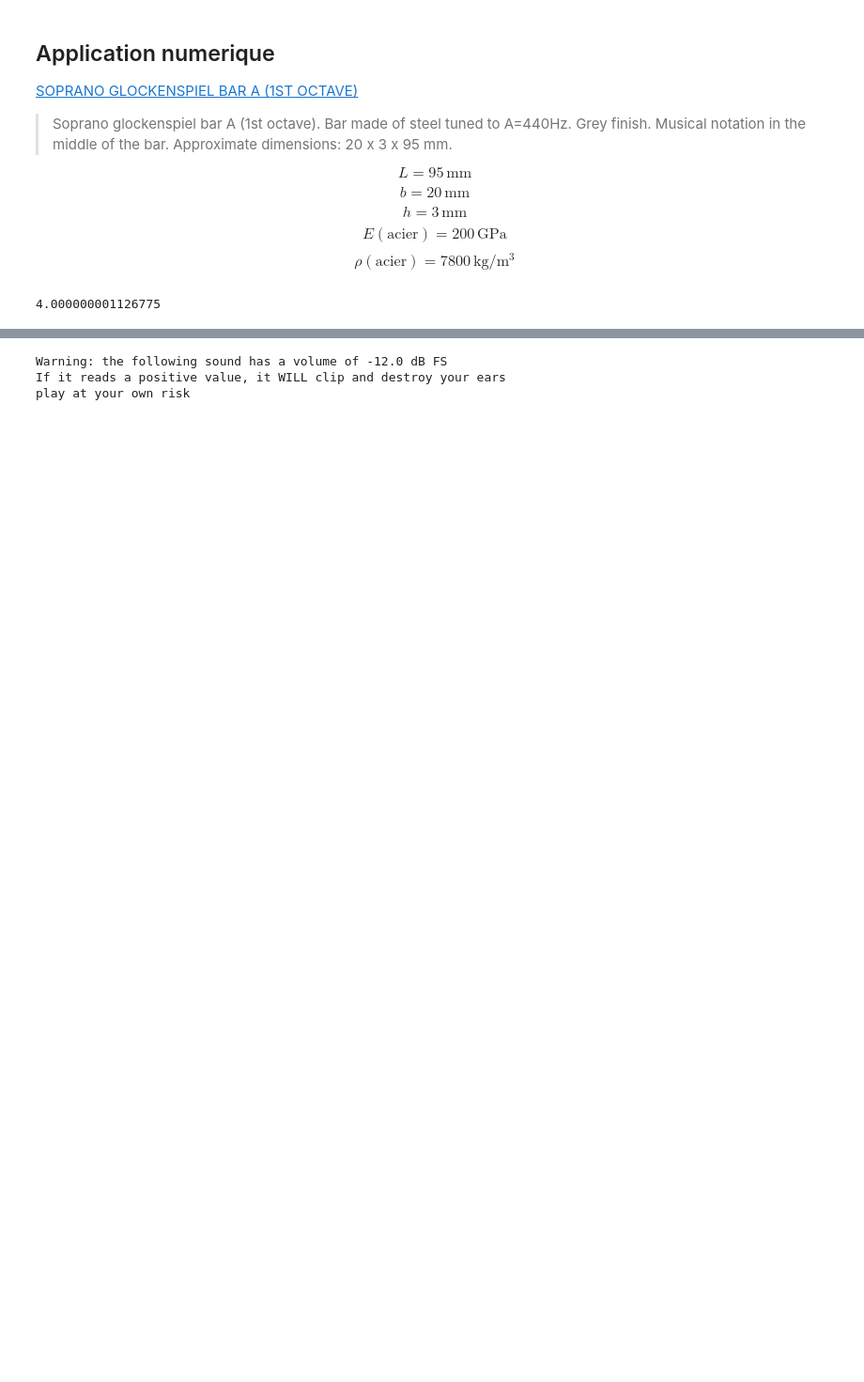
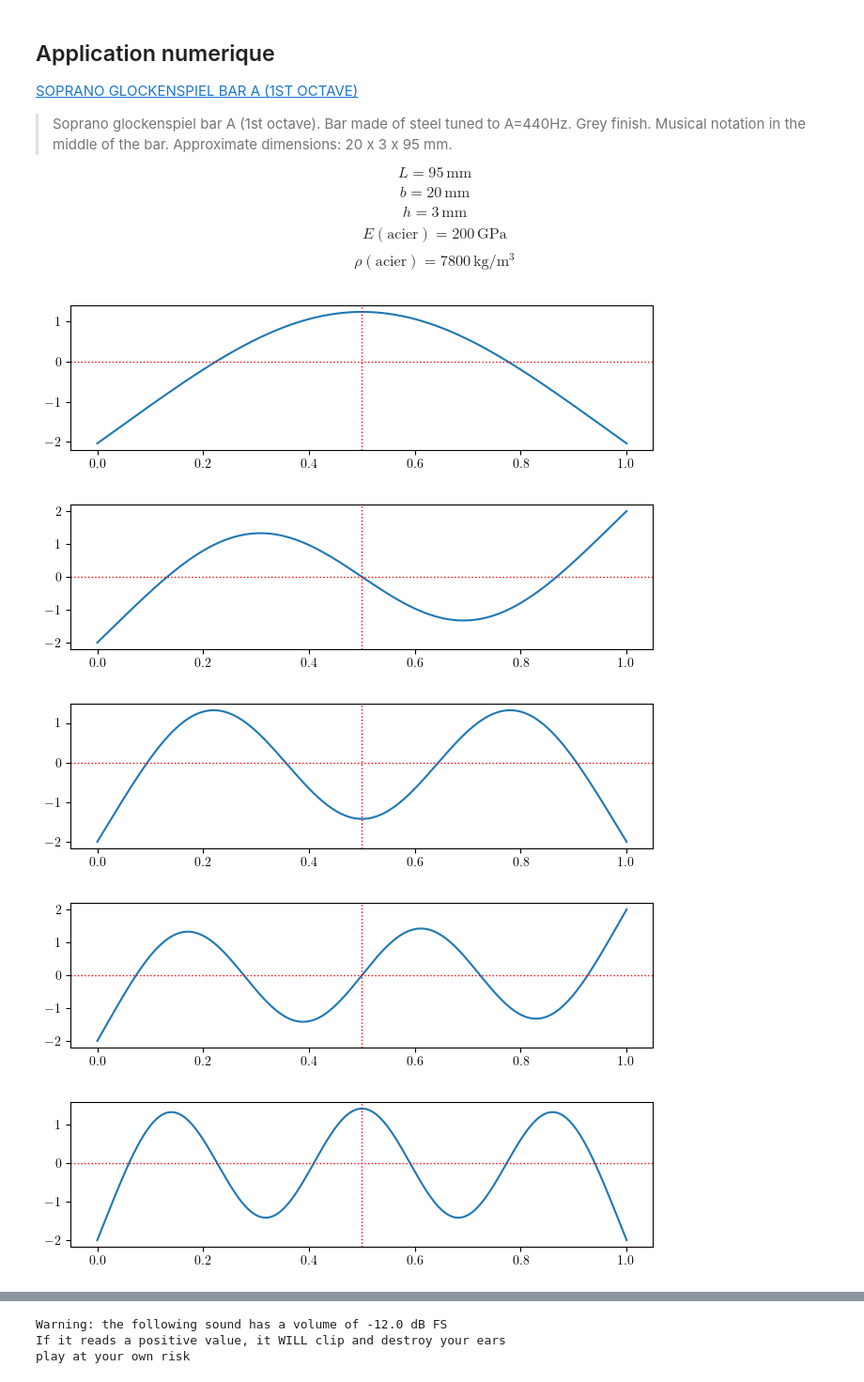
Before and after one commit to vincent-lafouasse/Glockenspiel_PhysicalModelling, a Jupyter notebook: percu1.ipynb, the cells around one changed output, grey strips where cells are left out. Shown at 94% size. Cells and saved outputs as stored; diff of their text form; code cells hidden in the pictures; blank space fills up the shorter version.

Commit message:
update with modes

```diff
--- a/percu1.ipynb
+++ b/percu1.ipynb
@@ -139,7 +189,7 @@ I = b * h * h * h / 12
 c = math.sqrt(E * I / (rho * S))
 
 # releves graphiquement sur desmos
-solutions = [
+gammaLs = [
     4.73004,
     7.8532,
     10.99561,
@@ -148,12 +198,27 @@ solutions = [
     20.52035,
 ]
 
-gammas = [solution / L for solution in solutions]
+# on pose arbitrairement b_n = 1, on peut renormaliser plus tard
+a_n = [-(math.sinh(gammaL) - math.sin(gammaL)) / (math.cosh(gammaL) - math.cos(gammaL)) for gammaL in gammaLs]
 
-pulsations = [c * gamma * gamma for gamma in gammas]
-
-frequences = [omega / (2 * math.pi) for omega in pulsations]
-
-frequences[0] / 440
+gammas = [gammaL / L for gammaL in gammaLs]
-# %% [output]
-4.000000001126775
+# %%
+# observons les modes
+
+N = 1000
+X = np.linspace(0, L, N)
+X_red = np.linspace(0, 1, N)
+
+for (gamma, a) in zip(gammas, a_n):
+    plt.figure(figsize=(8, 2))
+    phi = a * (np.cos(gamma * X) + np.cosh(gamma * X)) + (np.sin(gamma * X) + np.sinh(gamma * X))
+    plt.plot(X_red, phi)
+    plt.axvline(x=0.5, color="red", linestyle="dotted", linewidth=1)
+    plt.axhline(y=0, color="red", linestyle="dotted", linewidth=1)
+    plt.show()
+# %% [output]
+[figure, added]
+[figure, added]
+[figure, added]
+[figure, added]
+[figure, added]
```
Also changed, not shown: parts of 4 cells of this notebook.
